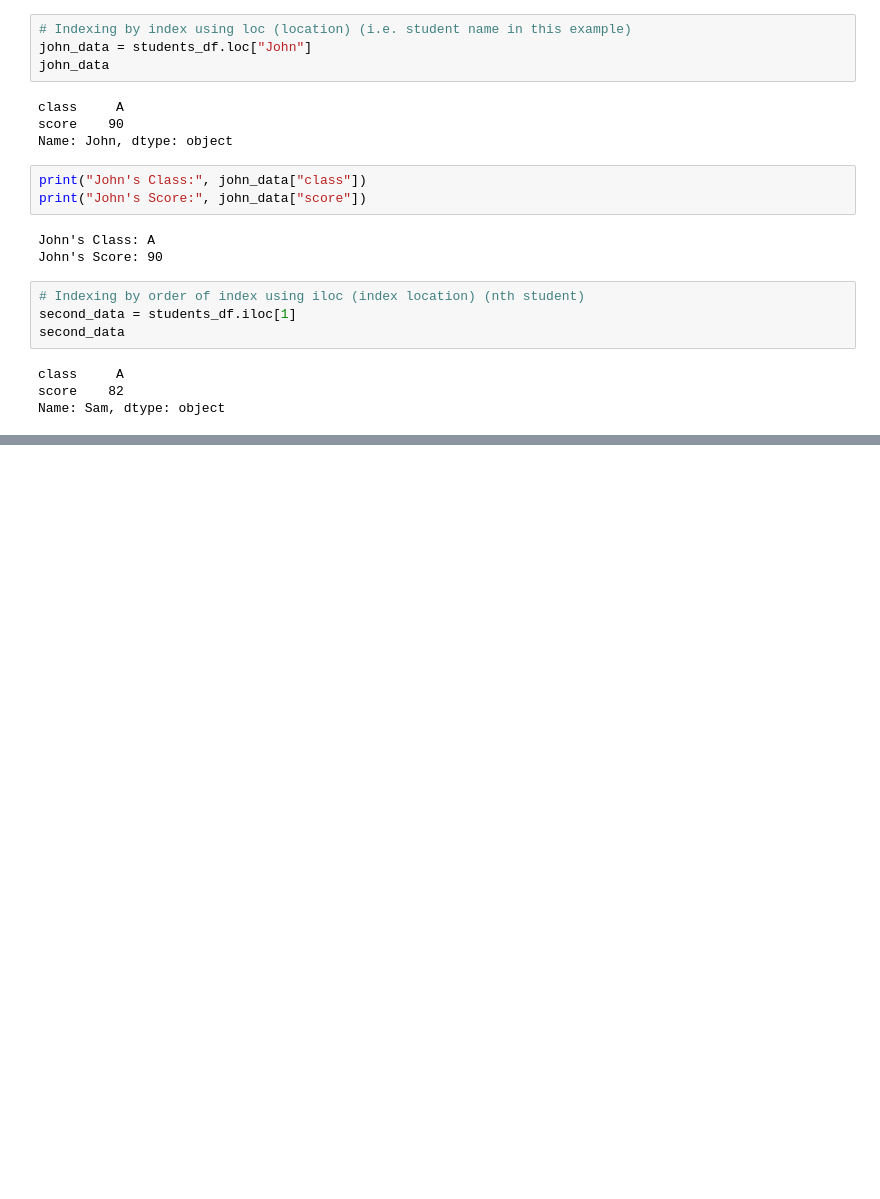
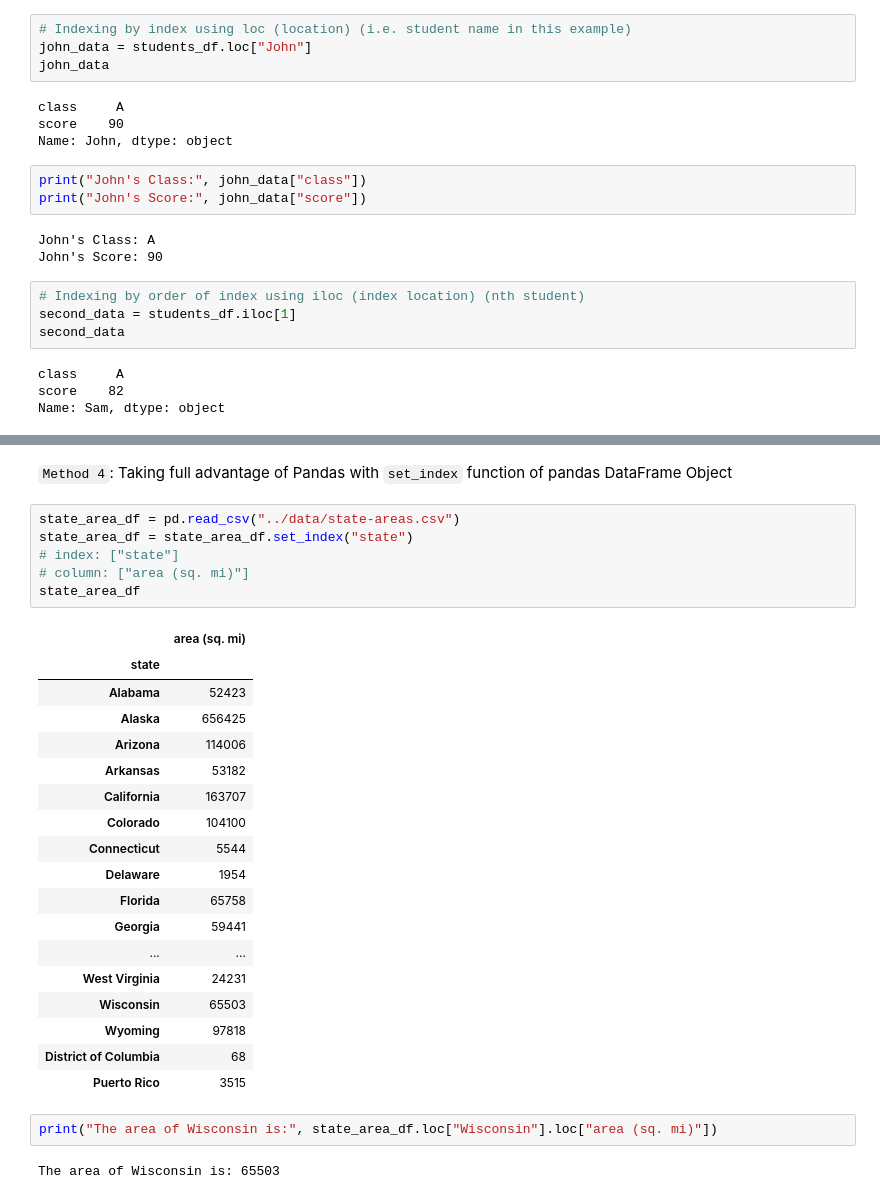
Before and after one commit to dowonh9599/everything-python, a Jupyter notebook: 06-pandas/01-introduction.ipynb, the cells around one changed output, grey strips where cells are left out. Cells and saved outputs as stored; diff of their text form; blank space fills up the shorter version.

```diff
--- a/06-pandas/01-introduction.ipynb
+++ b/06-pandas/01-introduction.ipynb
@@ -210,0 +366,31 @@ Name: Sam, dtype: object
+# %% [markdown]
+`Method 4`: Taking full advantage of Pandas with `set_index` function of pandas DataFrame Object
+# %%
+state_area_df = pd.read_csv("../data/state-areas.csv")
+state_area_df = state_area_df.set_index("state")
+# index: ["state"]
+# column: ["area (sq. mi)"]
+state_area_df
+# %% [output]
+|  | area (sq. mi) |
+| state |  |
+| Alabama | 52423 |
+| Alaska | 656425 |
+| Arizona | 114006 |
+| Arkansas | 53182 |
+| California | 163707 |
+| Colorado | 104100 |
+| Connecticut | 5544 |
+| Delaware | 1954 |
+| Florida | 65758 |
+| Georgia | 59441 |
+| ... | ... |
+| West Virginia | 24231 |
+| Wisconsin | 65503 |
+| Wyoming | 97818 |
+| District of Columbia | 68 |
+| Puerto Rico | 3515 |
+# %%
+print("The area of Wisconsin is:", state_area_df.loc["Wisconsin"].loc["area (sq. mi)"])
+# %% [output]
+The area of Wisconsin is: 65503
```
Also changed, not shown: parts of 18 cells of this notebook.
